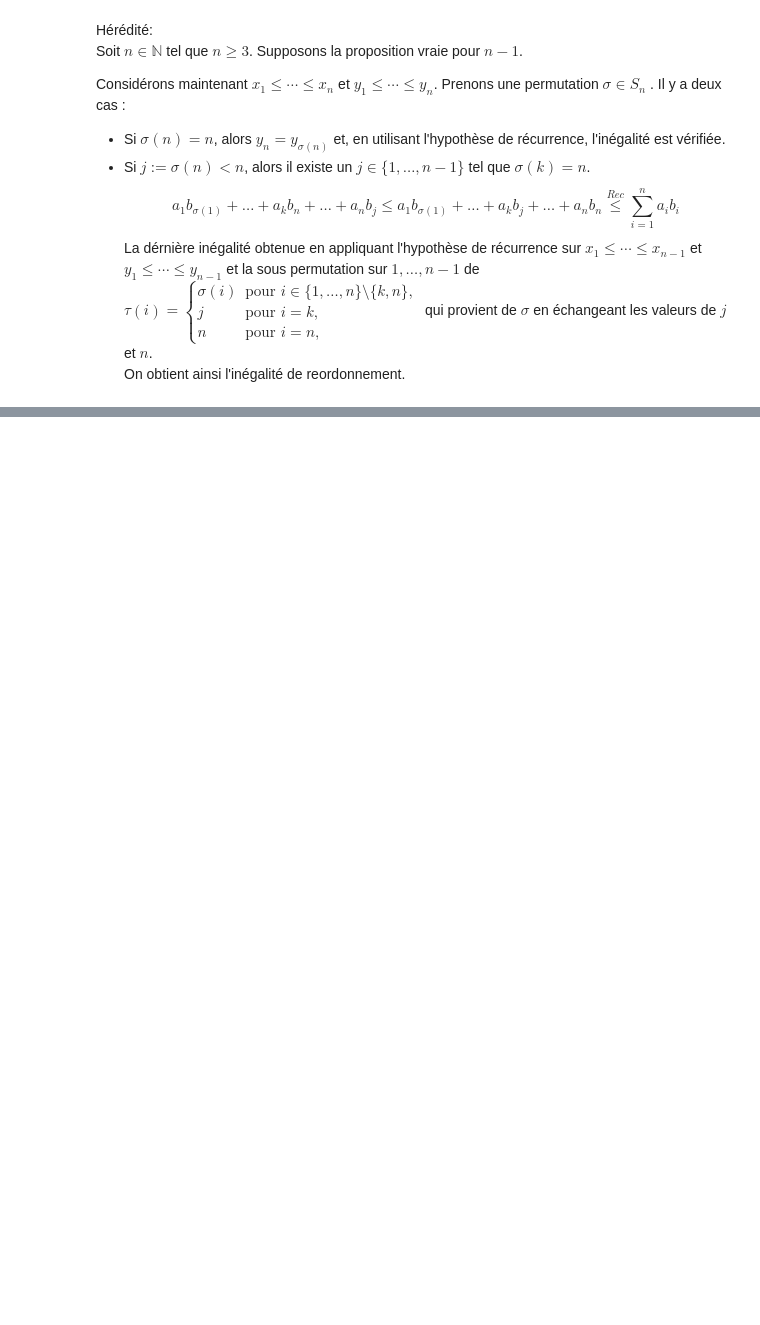
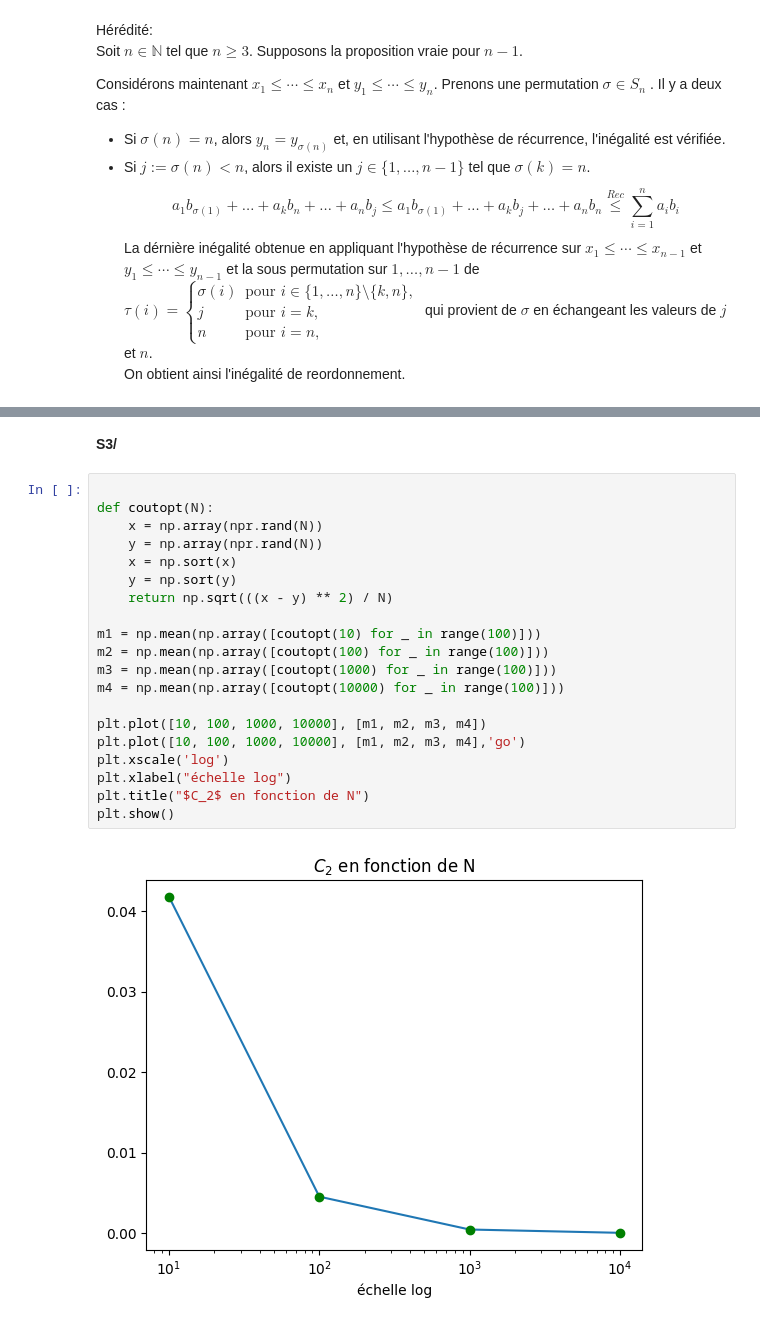
Before and after one commit to AI-ELka/Displacement_convexity_proj, a Jupyter notebook: Main.ipynb, the cells around one changed output, grey strips where cells are left out. Drawn from its saved outputs; the diff is of its cells as text; blank space fills up the shorter version.

```diff
--- a/Main.ipynb
+++ b/Main.ipynb
@@ -272,0 +284,24 @@ On obtient ainsi l'inégalité de reordonnement.
+# %% [markdown]
+**S3/**
+# %%
+
+def coutopt(N):
+    x = np.array(npr.rand(N))
+    y = np.array(npr.rand(N))
+    x = np.sort(x)
+    y = np.sort(y)
+    return np.sqrt(((x - y) ** 2) / N)
+
+m1 = np.mean(np.array([coutopt(10) for _ in range(100)]))
+m2 = np.mean(np.array([coutopt(100) for _ in range(100)]))
+m3 = np.mean(np.array([coutopt(1000) for _ in range(100)]))
+m4 = np.mean(np.array([coutopt(10000) for _ in range(100)]))
+
+plt.plot([10, 100, 1000, 10000], [m1, m2, m3, m4])
+plt.plot([10, 100, 1000, 10000], [m1, m2, m3, m4],'go')
+plt.xscale('log')
+plt.xlabel("échelle log")
+plt.title("$C_2$ en fonction de N")
+plt.show()
+# %% [output]
+[figure, added]
```
Also changed, not shown: parts of 4 cells of this notebook.
